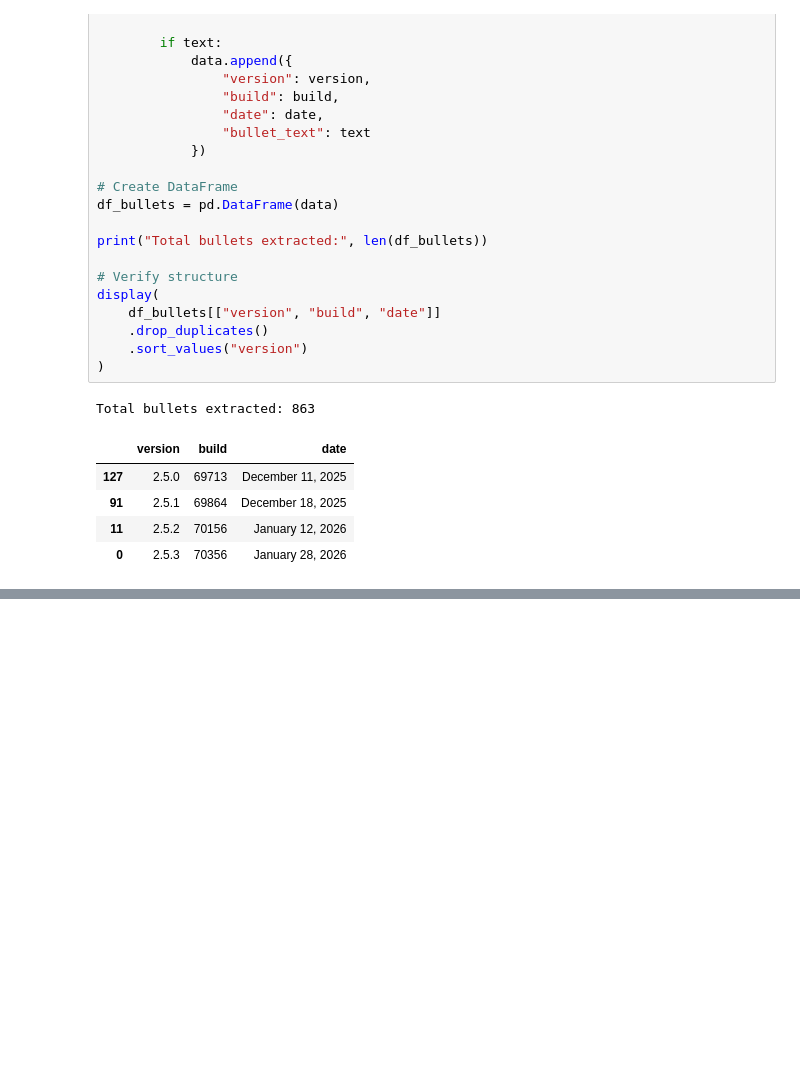
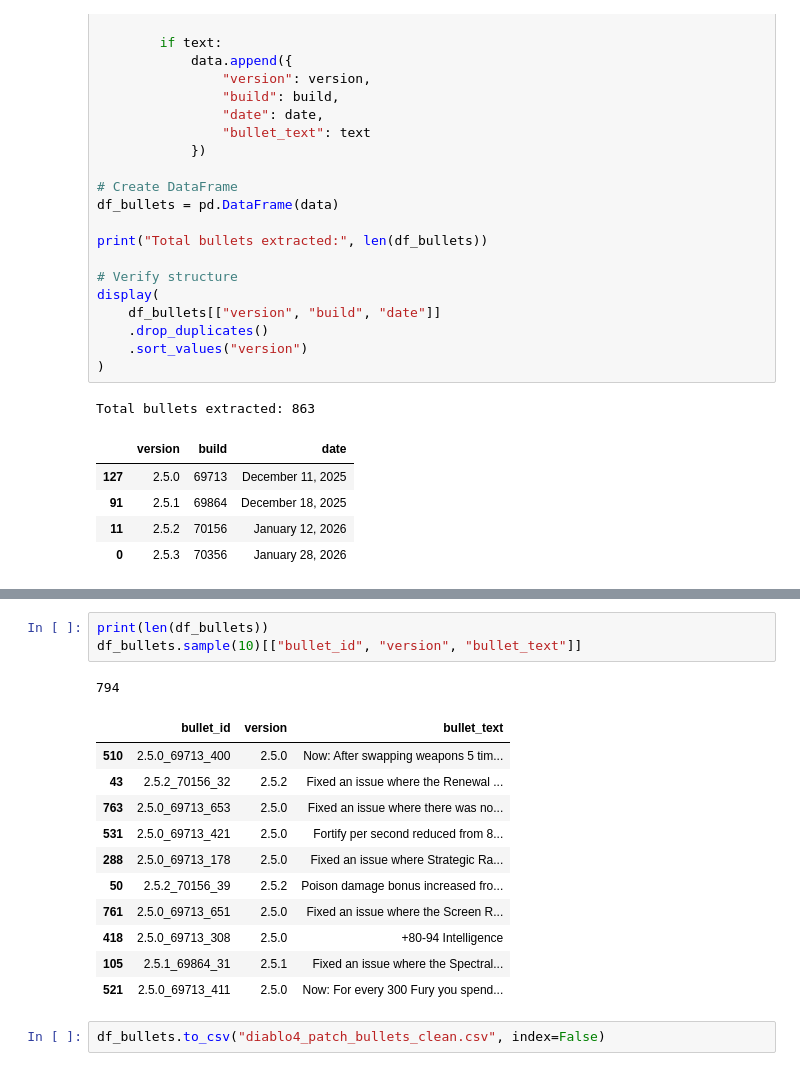
Before and after one commit to AlexToon55/H519-GroupProject, a Jupyter notebook: Brian's Work/Fresh Start,.ipynb, the cells around one changed output, grey strips where cells are left out. Drawn from its saved outputs; the diff is of its cells as text; blank space fills up the shorter version.

Commit message:
cleaning

```diff
--- a/Brian's Work/Fresh Start,.ipynb
+++ b/Brian's Work/Fresh Start,.ipynb
@@ -133,0 +342,18 @@ Total bullets extracted: 863
+# %%
+print(len(df_bullets))
+df_bullets.sample(10)[["bullet_id", "version", "bullet_text"]]
+# %% [output]
+794
+|  | bullet_id | version | bullet_text |
+| 510 | 2.5.0_69713_400 | 2.5.0 | Now: After swapping weapons 5 tim... |
+| 43 | 2.5.2_70156_32 | 2.5.2 | Fixed an issue where the Renewal ... |
+| 763 | 2.5.0_69713_653 | 2.5.0 | Fixed an issue where there was no... |
+| 531 | 2.5.0_69713_421 | 2.5.0 | Fortify per second reduced from 8... |
+| 288 | 2.5.0_69713_178 | 2.5.0 | Fixed an issue where Strategic Ra... |
+| 50 | 2.5.2_70156_39 | 2.5.2 | Poison damage bonus increased fro... |
+| 761 | 2.5.0_69713_651 | 2.5.0 | Fixed an issue where the Screen R... |
+| 418 | 2.5.0_69713_308 | 2.5.0 | +80-94 Intelligence |
+| 105 | 2.5.1_69864_31 | 2.5.1 | Fixed an issue where the Spectral... |
+| 521 | 2.5.0_69713_411 | 2.5.0 | Now: For every 300 Fury you spend... |
+# %%
+df_bullets.to_csv("diablo4_patch_bullets_clean.csv", index=False)
```
Also changed, not shown: parts of 11 cells of this notebook, 6 other files.
